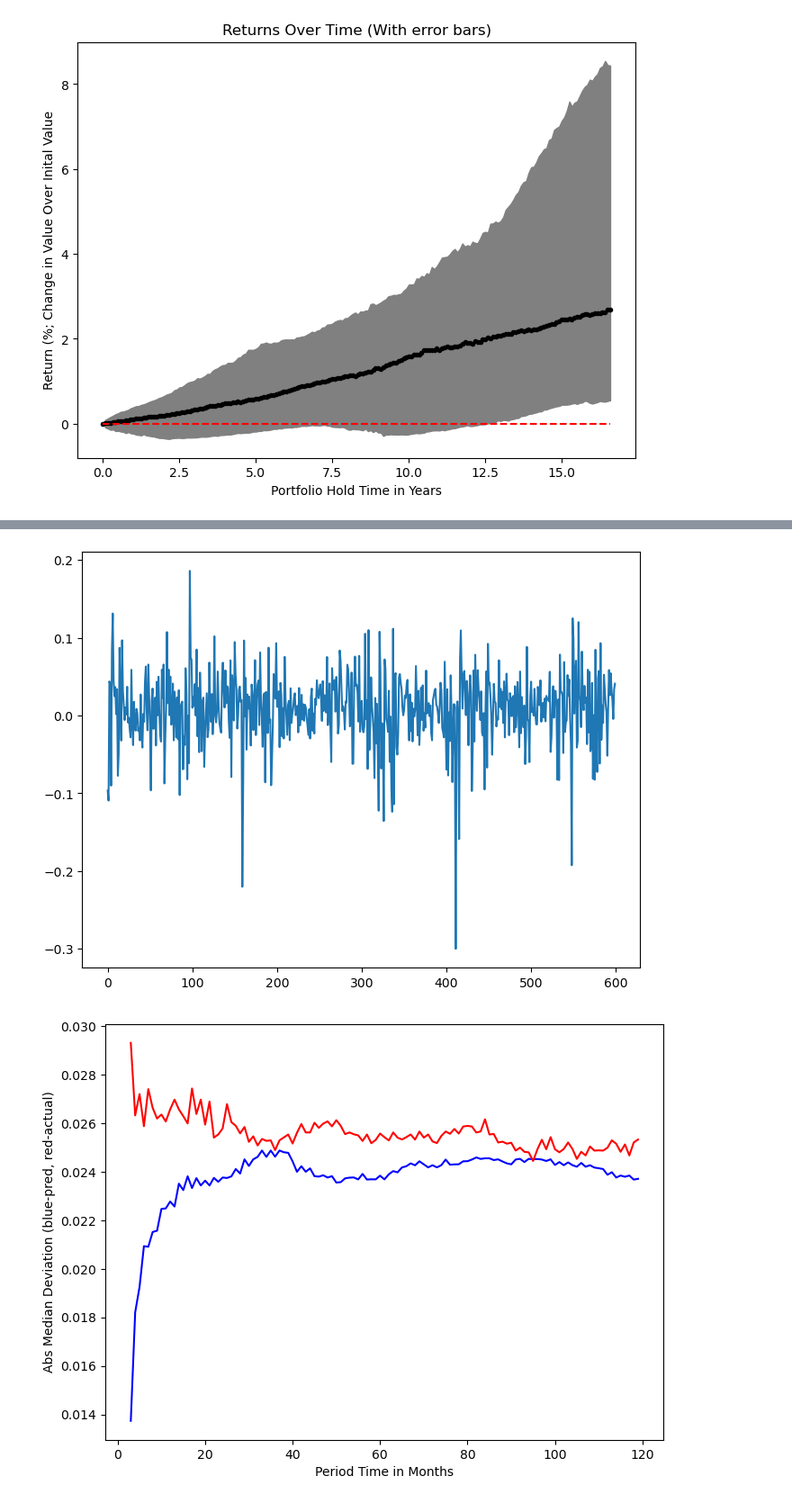
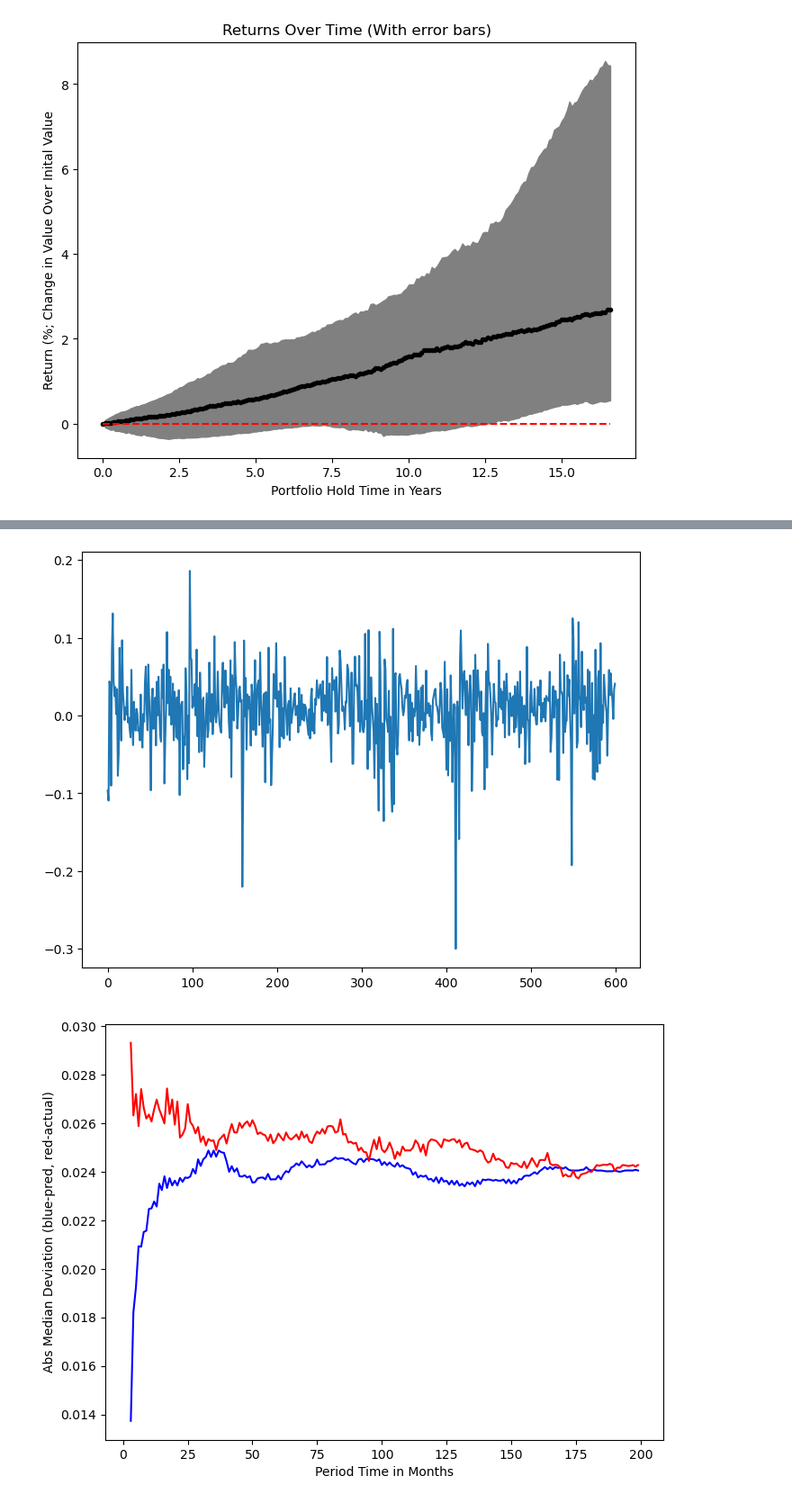
Before and after one commit to Rtasseff/condor_test, a Jupyter notebook: project/202407_marketTrends.ipynb, the cells around one changed output, grey strips where cells are left out. Shown at 90% size. Saved outputs shown, nothing was run; the diff lists cells and outputs as text; code cells hidden in the pictures.

```diff
--- a/project/202407_marketTrends.ipynb
+++ b/project/202407_marketTrends.ipynb
@@ -912,33 +964,33 @@ def calcRunningDev(x,periodMin,periodMax,predHor):
     return devPred, devAct, periods
 
 y = sp500_history['Adj Close**'].to_numpy()
 # monthly returns
 wkdys = 21
 returns = np.array([])
 for i in range(0,len(y)-wkdys,wkdys):
     returns = np.append(returns,returnFunc(y[i],y[i+wkdys]))
 
 plt.figure(figsize=(8, 6))
 plt.plot(returns)
 plt.show()
 
 #returns_r = np.random.rand(len(returns))*.4-.2
 #plt.figure(figsize=(8, 6))
 #plt.plot(returns_r)
 #plt.show()
 
-devPred, devAct, periods = calcRunningDev(returns,3,120,6)
+devPred, devAct, periods = calcRunningDev(returns,3,200,6)
 #devPred_r, devAct_r, lags = calcRunningDev(returns_r,6,6)
 
 plt.figure(figsize=(8, 6))
 plt.plot(periods,devPred,color='blue')
 plt.plot(periods,devAct,color='red')
 
 plt.xlabel('Period Time in Months')
 plt.ylabel('Abs Median Deviation (blue-pred, red-actual)')
 plt.title('')
 plt.show()
 # %% [output]
 [figure]
-[figure, old version]
+[figure, new version]
 # %% [markdown]
```
Also changed, not shown: parts of 6 cells of this notebook.
